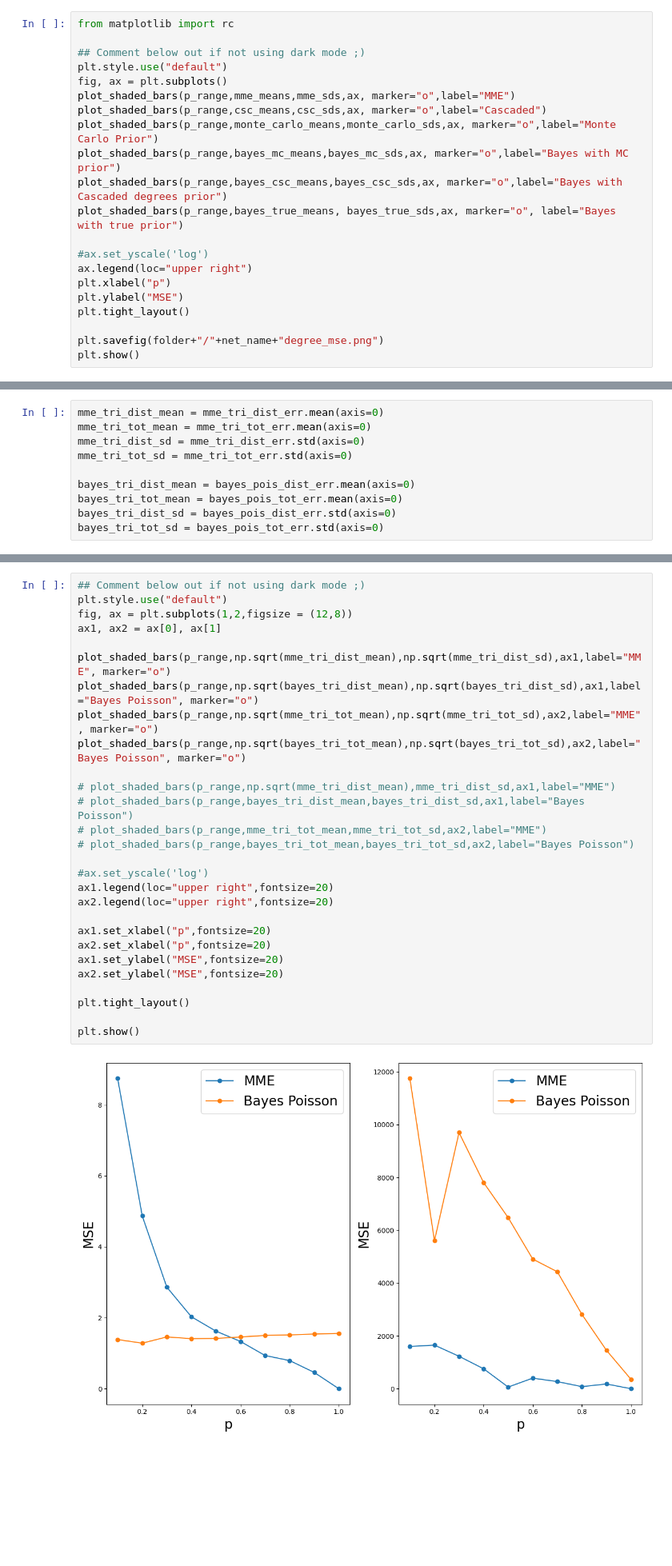
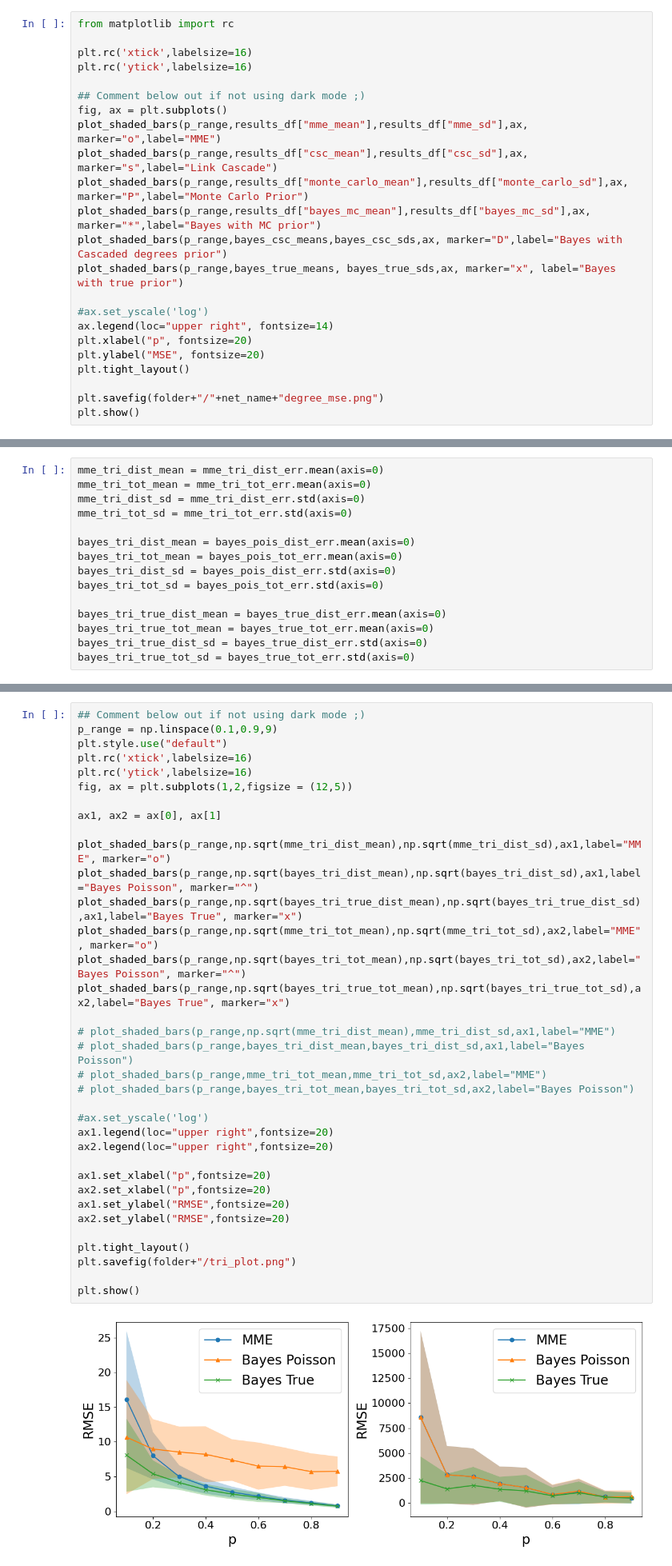
Before and after one commit to narnolddd/sample-nets, a Jupyter notebook: MonteCarloTranslate.ipynb, the cells around one changed output, grey strips where cells are left out. Shown at 80% size. Cells and saved outputs as stored; diff of their text form; blank space fills up the shorter version.

```diff
--- a/MonteCarloTranslate.ipynb
+++ b/MonteCarloTranslate.ipynb
@@ -431,20 +415,22 @@ def plot_shaded_bars(xrange, means, sds, ax, marker, label=None):
 # %%
 from matplotlib import rc
 
+plt.rc('xtick',labelsize=16)
+plt.rc('ytick',labelsize=16)
+
 ## Comment below out if not using dark mode ;)
-plt.style.use("default")
 fig, ax = plt.subplots()
-plot_shaded_bars(p_range,mme_means,mme_sds,ax, marker="o",label="MME")
-plot_shaded_bars(p_range,csc_means,csc_sds,ax, marker="o",label="Cascaded")
-plot_shaded_bars(p_range,monte_carlo_means,monte_carlo_sds,ax, marker="o",label="Monte Carlo Prior")
-plot_shaded_bars(p_range,bayes_mc_means,bayes_mc_sds,ax, marker="o",label="Bayes with MC prior")
-plot_shaded_bars(p_range,bayes_csc_means,bayes_csc_sds,ax, marker="o",label="Bayes with Cascaded degrees prior")
-plot_shaded_bars(p_range,bayes_true_means, bayes_true_sds,ax, marker="o", label="Bayes with true prior")
+plot_shaded_bars(p_range,results_df["mme_mean"],results_df["mme_sd"],ax, marker="o",label="MME")
+plot_shaded_bars(p_range,results_df["csc_mean"],results_df["csc_sd"],ax, marker="s",label="Link Cascade")
+plot_shaded_bars(p_range,results_df["monte_carlo_mean"],results_df["monte_carlo_sd"],ax, marker="P",label="Monte Carlo Prior")
+plot_shaded_bars(p_range,results_df["bayes_mc_mean"],results_df["bayes_mc_sd"],ax, marker="*",label="Bayes with MC prior")
+plot_shaded_bars(p_range,bayes_csc_means,bayes_csc_sds,ax, marker="D",label="Bayes with Cascaded degrees prior")
+plot_shaded_bars(p_range,bayes_true_means, bayes_true_sds,ax, marker="x", label="Bayes with true prior")
 
 #ax.set_yscale('log')
-ax.legend(loc="upper right")
-plt.xlabel("p")
-plt.ylabel("MSE")
+ax.legend(loc="upper right", fontsize=14)
+plt.xlabel("p", fontsize=20)
+plt.ylabel("MSE", fontsize=20)
 plt.tight_layout()
 
 plt.savefig(folder+"/"+net_name+"degree_mse.png")
@@ -653,3 +716,8 @@ bayes_tri_dist_mean = bayes_pois_dist_err.mean(axis=0)
 bayes_tri_tot_mean = bayes_pois_tot_err.mean(axis=0)
 bayes_tri_dist_sd = bayes_pois_dist_err.std(axis=0)
 bayes_tri_tot_sd = bayes_pois_tot_err.std(axis=0)
+
+bayes_tri_true_dist_mean = bayes_true_dist_err.mean(axis=0)
+bayes_tri_true_tot_mean = bayes_true_tot_err.mean(axis=0)
+bayes_tri_true_dist_sd = bayes_true_dist_err.std(axis=0)
+bayes_tri_true_tot_sd = bayes_true_tot_err.std(axis=0)
@@ -656,33 +744,40 @@ bayes_tri_tot_sd = bayes_pois_tot_err.std(axis=0)
 # %%
 ## Comment below out if not using dark mode ;)
+p_range = np.linspace(0.1,0.9,9)
 plt.style.use("default")
-fig, ax = plt.subplots(1,2,figsize = (12,8))
+plt.rc('xtick',labelsize=16)
+plt.rc('ytick',labelsize=16)
+fig, ax = plt.subplots(1,2,figsize = (12,5))
+
 ax1, ax2 = ax[0], ax[1]
 
 plot_shaded_bars(p_range,np.sqrt(mme_tri_dist_mean),np.sqrt(mme_tri_dist_sd),ax1,label="MME", marker="o")
-plot_shaded_bars(p_range,np.sqrt(bayes_tri_dist_mean),np.sqrt(bayes_tri_dist_sd),ax1,label="Bayes Poisson", marker="o")
+plot_shaded_bars(p_range,np.sqrt(bayes_tri_dist_mean),np.sqrt(bayes_tri_dist_sd),ax1,label="Bayes Poisson", marker="^")
+plot_shaded_bars(p_range,np.sqrt(bayes_tri_true_dist_mean),np.sqrt(bayes_tri_true_dist_sd),ax1,label="Bayes True", marker="x")
 plot_shaded_bars(p_range,np.sqrt(mme_tri_tot_mean),np.sqrt(mme_tri_tot_sd),ax2,label="MME", marker="o")
-plot_shaded_bars(p_range,np.sqrt(bayes_tri_tot_mean),np.sqrt(bayes_tri_tot_sd),ax2,label="Bayes Poisson", marker="o")
+plot_shaded_bars(p_range,np.sqrt(bayes_tri_tot_mean),np.sqrt(bayes_tri_tot_sd),ax2,label="Bayes Poisson", marker="^")
+plot_shaded_bars(p_range,np.sqrt(bayes_tri_true_tot_mean),np.sqrt(bayes_tri_true_tot_sd),ax2,label="Bayes True", marker="x")
 
 # plot_shaded_bars(p_range,np.sqrt(mme_tri_dist_mean),mme_tri_dist_sd,ax1,label="MME")
 # plot_shaded_bars(p_range,bayes_tri_dist_mean,bayes_tri_dist_sd,ax1,label="Bayes Poisson")
 # plot_shaded_bars(p_range,mme_tri_tot_mean,mme_tri_tot_sd,ax2,label="MME")
 # plot_shaded_bars(p_range,bayes_tri_tot_mean,bayes_tri_tot_sd,ax2,label="Bayes Poisson")
 
 #ax.set_yscale('log')
 ax1.legend(loc="upper right",fontsize=20)
 ax2.legend(loc="upper right",fontsize=20)
 
 ax1.set_xlabel("p",fontsize=20)
 ax2.set_xlabel("p",fontsize=20)
-ax1.set_ylabel("MSE",fontsize=20)
-ax2.set_ylabel("MSE",fontsize=20)
+ax1.set_ylabel("RMSE",fontsize=20)
+ax2.set_ylabel("RMSE",fontsize=20)
 
 plt.tight_layout()
+plt.savefig(folder+"/tri_plot.png")
 
 plt.show()
 # %% [output]
-[figure, old version]
+[figure, new version]
 # %% [markdown]
 # Degree-degree correlations
 # %%
```
Also changed, not shown: parts of 9 cells of this notebook, 3 other files.
